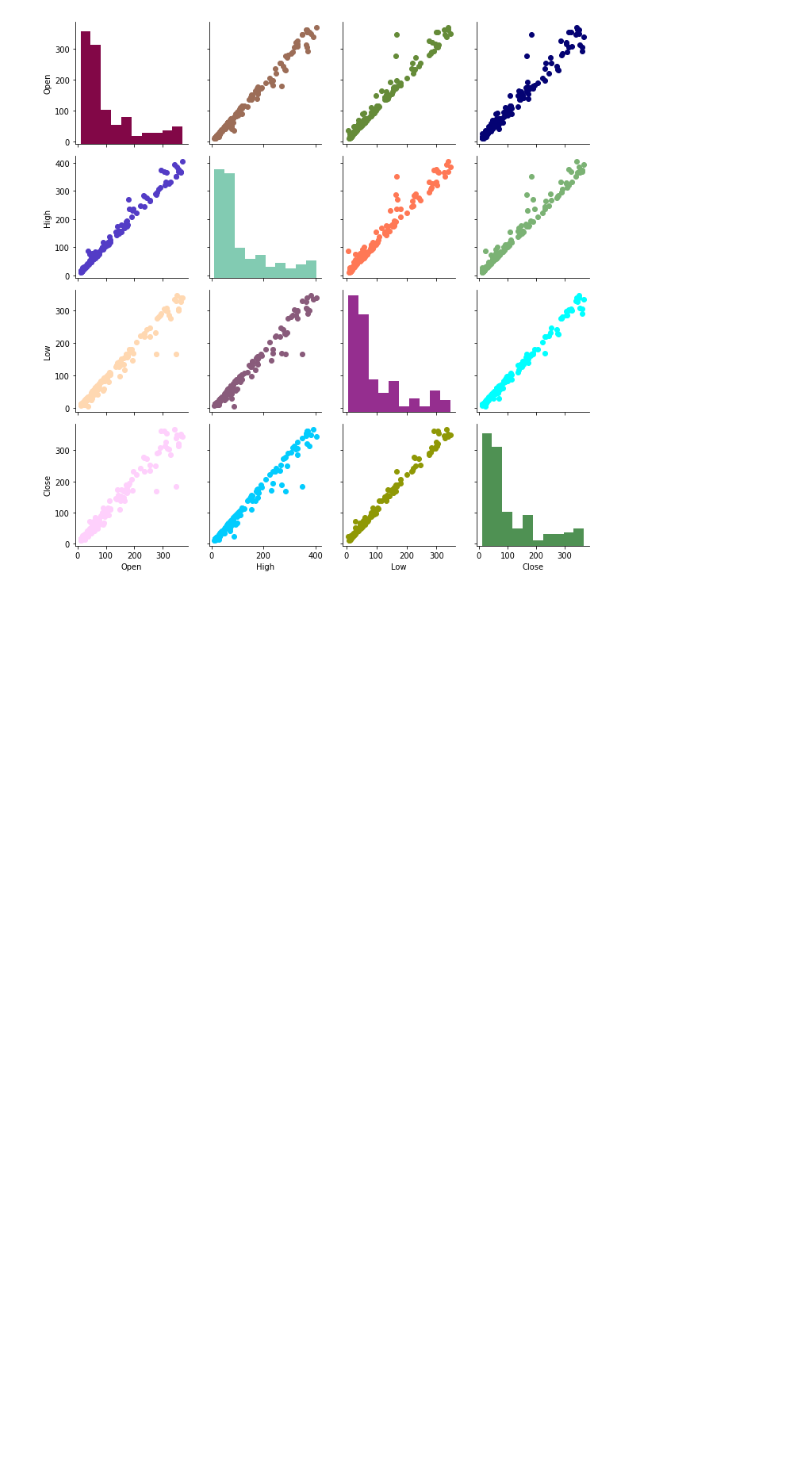
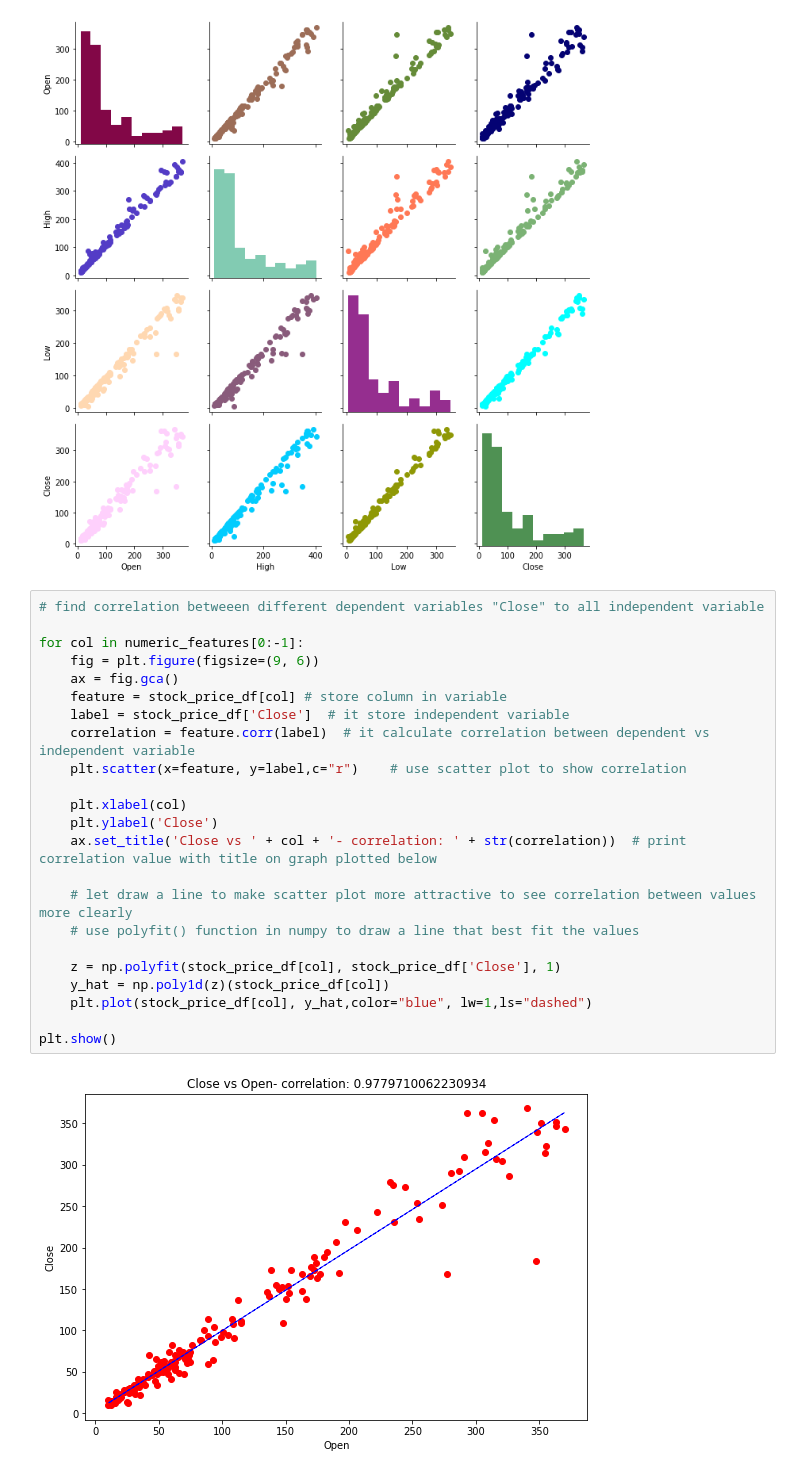
Before and after one commit to Shashankshekharpandey/Stock-closing-price-prediction, a Jupyter notebook: yes_bank_stock_closing_price_prediction.ipynb, the cells around one changed output. Cells and saved outputs as stored; diff of their text form; blank space fills up the shorter version.

```diff
--- a/yes_bank_stock_closing_price_prediction.ipynb
+++ b/yes_bank_stock_closing_price_prediction.ipynb
@@ -385,3 +385,28 @@ g.map_offdiag(my_scatter)
 # %% [output]
 <seaborn.axisgrid.PairGrid at 0x...>
 [figure]
+# %%
+# find correlation betweeen different dependent variables "Close" to all independent variable
+
+for col in numeric_features[0:-1]:
+    fig = plt.figure(figsize=(9, 6))
+    ax = fig.gca()
+    feature = stock_price_df[col] # store column in variable
+    label = stock_price_df['Close']  # it store independent variable
+    correlation = feature.corr(label)  # it calculate correlation between dependent vs independent variable
+    plt.scatter(x=feature, y=label,c="r")    # use scatter plot to show correlation
+
+    plt.xlabel(col)
+    plt.ylabel('Close')
+    ax.set_title('Close vs ' + col + '- correlation: ' + str(correlation))  # print correlation value with title on graph plotted below
+
+    # let draw a line to make scatter plot more attractive to see correlation between values more clearly
+    # use polyfit() function in numpy to draw a line that best fit the values
+
+    z = np.polyfit(stock_price_df[col], stock_price_df['Close'], 1)
+    y_hat = np.poly1d(z)(stock_price_df[col])
+    plt.plot(stock_price_df[col], y_hat,color="blue", lw=1,ls="dashed")
+
+plt.show()
+# %% [output]
+[figure, added]
```
Also changed, not shown: parts of 6 cells of this notebook.
